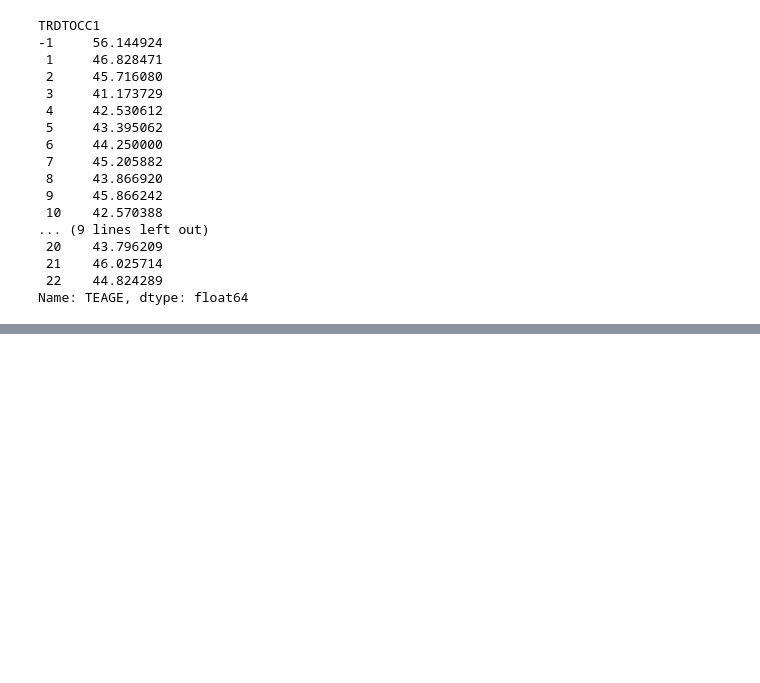
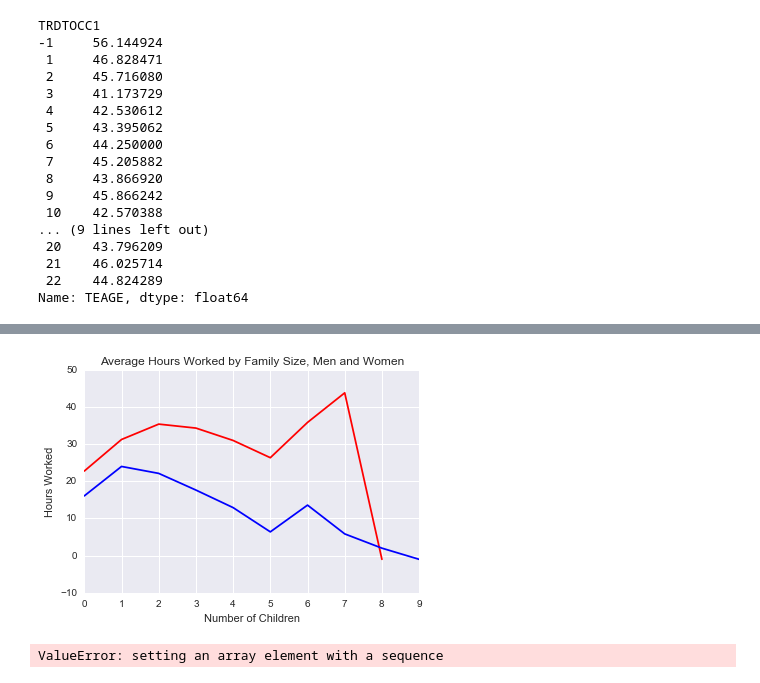
Before and after one commit to gregajohnston/atus-analysis, a Jupyter notebook: Scratch.ipynb, the cells around one changed output, grey strips where cells are left out. Saved outputs shown, nothing was run; the diff lists cells and outputs as text; code cells hidden in the pictures; blank space fills up the shorter version.

```diff
--- a/Scratch.ipynb
+++ b/Scratch.ipynb
@@ -83,0 +92,30 @@ test2.boxplot(by='TRDTOCC1')
+# %%
+tempM = df.loc[df['TESEX'] == 1, ['TRCHILDNUM_y', 'TEHRUSLT_y']]
+tempF = df.loc[df['TESEX'] == 2, ['TRCHILDNUM_y', 'TEHRUSLT_y']]
+
+line1 = tempM['TEHRUSLT_y'].groupby(df['TRCHILDNUM_y']).mean()
+line2 = tempF['TEHRUSLT_y'].groupby(df['TRCHILDNUM_y']).mean()
+
+plt.plot(line1, color='r')
+plt.plot(line2, color='b')
+plt.title('Average Hours Worked by Family Size, Men and Women')
+plt.ylabel('Hours Worked')
+plt.xlabel('Number of Children')
+plt.show()
+# %% [output]
+[figure, added]
+# %%
+temp = pd.cut(df['TEAGE'], 5)
+a = list(df[['t120401', 't120402', 't120403', 't120404', 't120499']].groupby(temp))
+y = np.array(a)
+x = np.arange(10)
+
+fig, ax = plt.subplots()
+ax.stackplot(x, y)
+plt.show()
+
+fig, ax = plt.subplots()
+ax.stackplot(x, y1, y2, y3)
+plt.show()
+# %% [output]
+ValueError: setting an array element with a sequence
```
Also changed, not shown: parts of 12 cells of this notebook, 4 other files.
